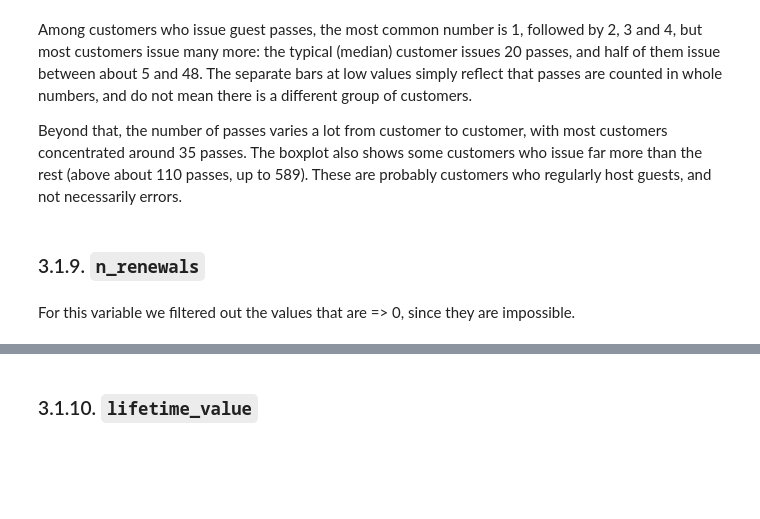
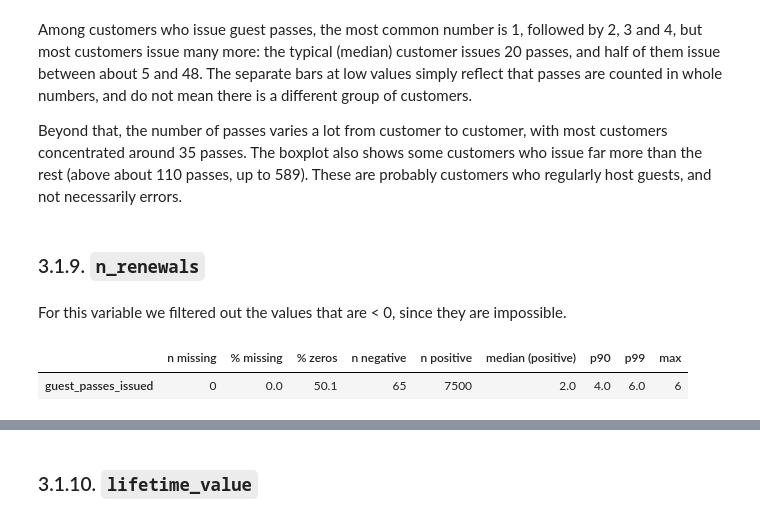
Before and after one commit to saradfalves/DM_Group20, a Jupyter notebook: notebooks/Group20_EDA_Code - editado.ipynb, the cells around one changed output, grey strips where cells are left out. Drawn from its saved outputs; the diff is of its cells as text; code cells hidden in the pictures; blank space fills up the shorter version.

```diff
--- a/notebooks/Group20_EDA_Code - editado.ipynb
+++ b/notebooks/Group20_EDA_Code - editado.ipynb
@@ -646,7 +646,25 @@ Beyond that, the number of passes varies a lot from customer to customer, with m
 # %% [markdown]
 ### 3.1.9. `n_renewals`
 # %% [markdown]
-For this variable we filtered out the values that are => 0, since they are impossible.
+For this variable we filtered out the values that are < 0, since they are impossible.
+# %%
+raw = df_nodups["n_renewals"]
+s = raw.dropna()
+pos = s[s > 0]
+
+pd.DataFrame({"n missing": [raw.isna().sum()],
+              "% missing": [raw.isna().mean() * 100],
+              "% zeros": [(s == 0).mean() * 100],
+              "n negative": [(s < 0).sum()],
+              "n positive": [len(pos)],
+              "median (positive)": [pos.median()],
+              "p90": [pos.quantile(0.90)],
+              "p99": [pos.quantile(0.99)],
+              "max": [pos.max()]},
+             index=["guest_passes_issued"]).round(1)
+# %% [output]
+|  | n missing | % missing | % zeros | n negative | n positive | median (positive) | p90 | p99 | max |
+| guest_passes_issued | 0 | 0.0 | 50.1 | 65 | 7500 | 2.0 | 4.0 | 6.0 | 6 |
 # %%
 df_renewals_clean = df_nodups[df_nodups["n_renewals"] >= 0]
 
```
Also changed, not shown: parts of 27 cells of this notebook.
